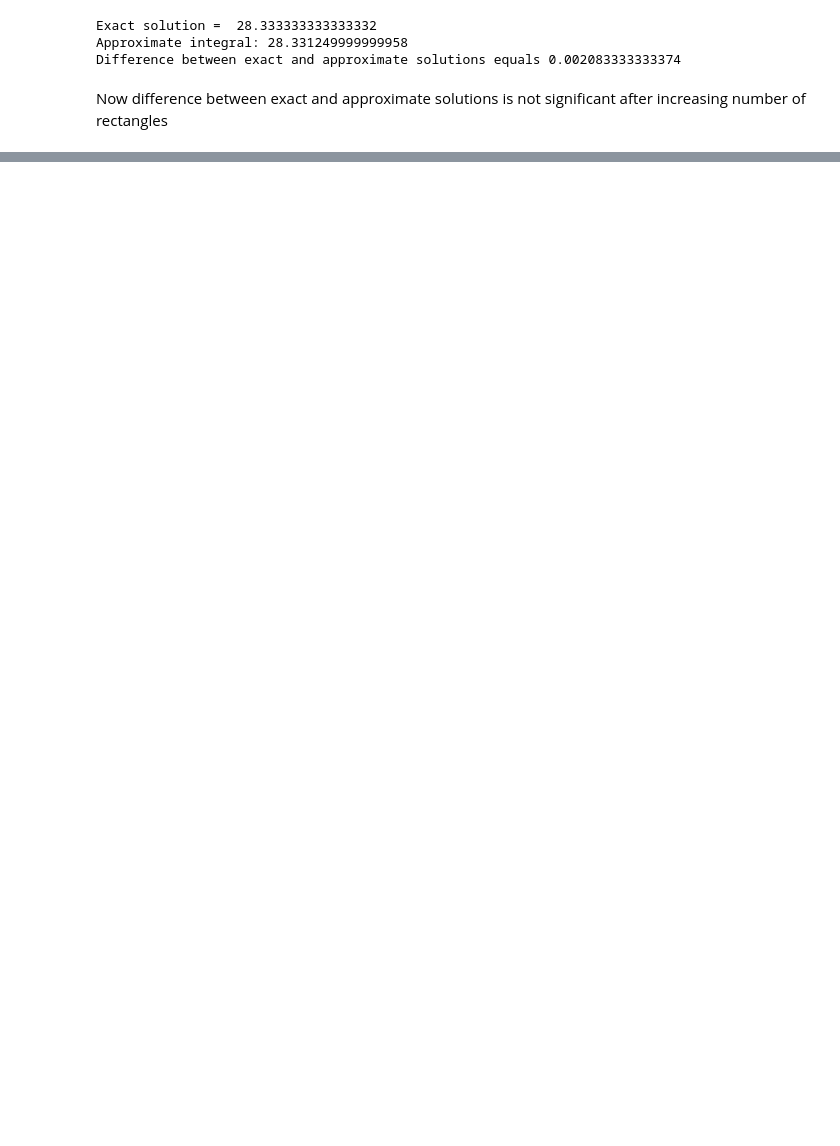
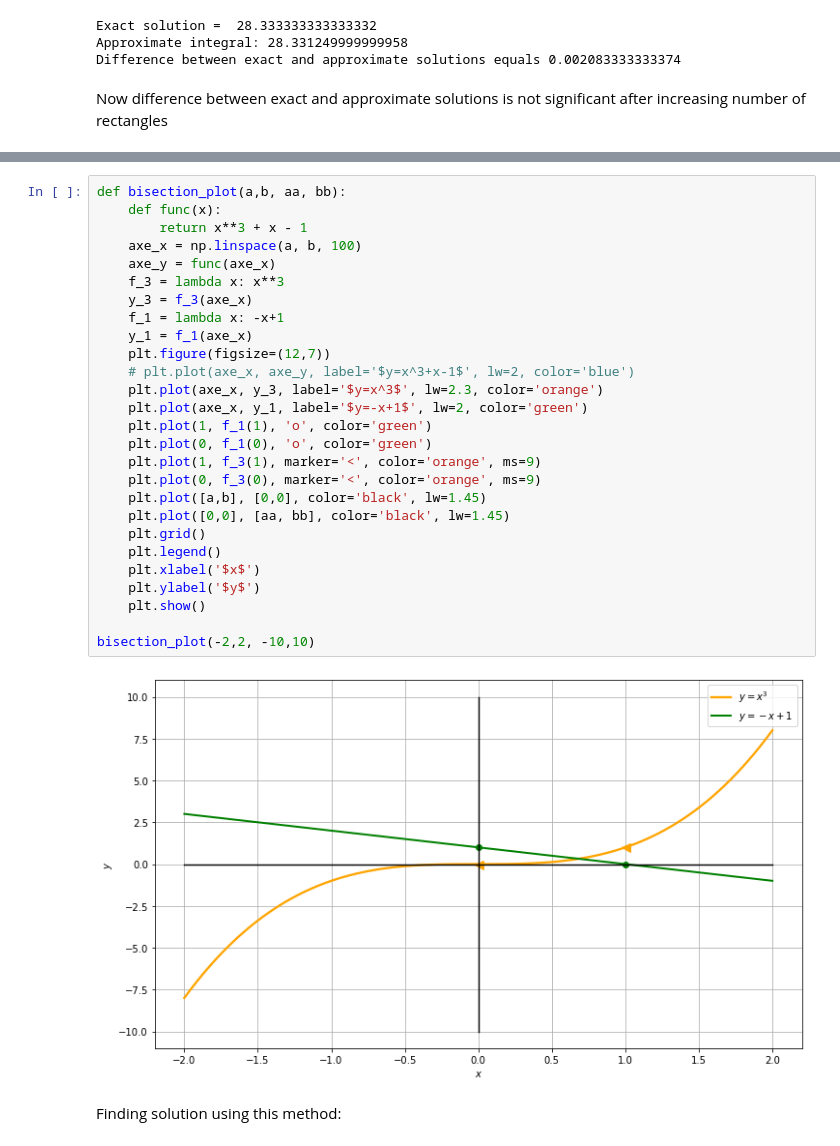
Before and after one commit to dimka-lab/numerical_methods, a Jupyter notebook: examples_numerical_methods.ipynb, the cells around one changed output, grey strips where cells are left out. Cells and saved outputs as stored; diff of their text form; blank space fills up the shorter version.

Commit message:
added rectangle and bisection method

```diff
--- a/examples_numerical_methods.ipynb
+++ b/examples_numerical_methods.ipynb
@@ -70,0 +70,31 @@ Now difference between exact and approximate solutions is not significant after
+# %%
+def bisection_plot(a,b, aa, bb):
+    def func(x):
+        return x**3 + x - 1
+    axe_x = np.linspace(a, b, 100)
+    axe_y = func(axe_x)
+    f_3 = lambda x: x**3
+    y_3 = f_3(axe_x)
+    f_1 = lambda x: -x+1
+    y_1 = f_1(axe_x)
+    plt.figure(figsize=(12,7))
+    # plt.plot(axe_x, axe_y, label='$y=x^3+x-1$', lw=2, color='blue')
+    plt.plot(axe_x, y_3, label='$y=x^3$', lw=2.3, color='orange')
+    plt.plot(axe_x, y_1, label='$y=-x+1$', lw=2, color='green')
+    plt.plot(1, f_1(1), 'o', color='green')
+    plt.plot(0, f_1(0), 'o', color='green')
+    plt.plot(1, f_3(1), marker='<', color='orange', ms=9)
+    plt.plot(0, f_3(0), marker='<', color='orange', ms=9)
+    plt.plot([a,b], [0,0], color='black', lw=1.45)
+    plt.plot([0,0], [aa, bb], color='black', lw=1.45)
+    plt.grid()
+    plt.legend()
+    plt.xlabel('$x$')
+    plt.ylabel('$y$')
+    plt.show()
+
+bisection_plot(-2,2, -10,10)
+# %% [output]
+[figure, added]
+# %% [markdown]
+Finding solution using this method:
```
Also changed, not shown: parts of 7 cells of this notebook.
